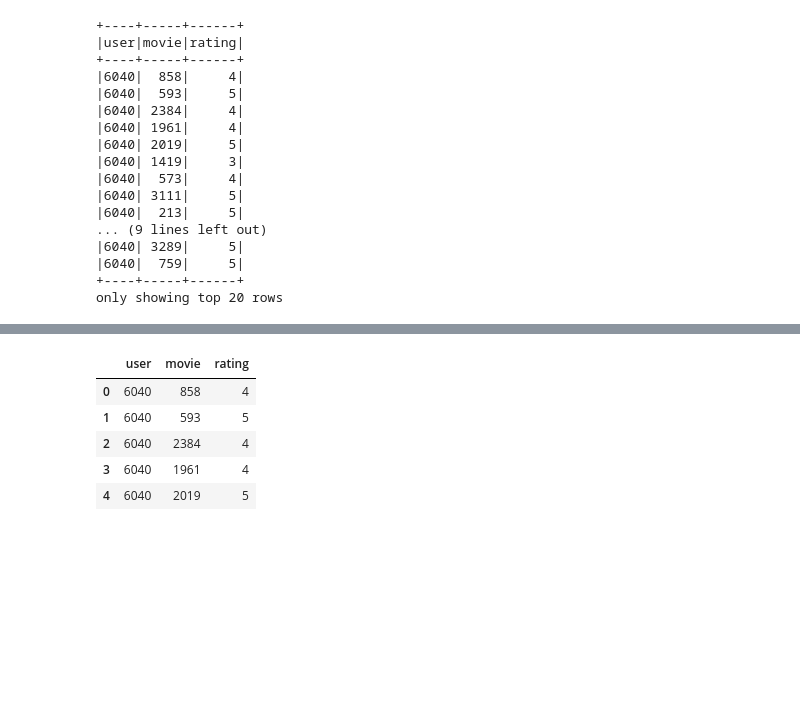
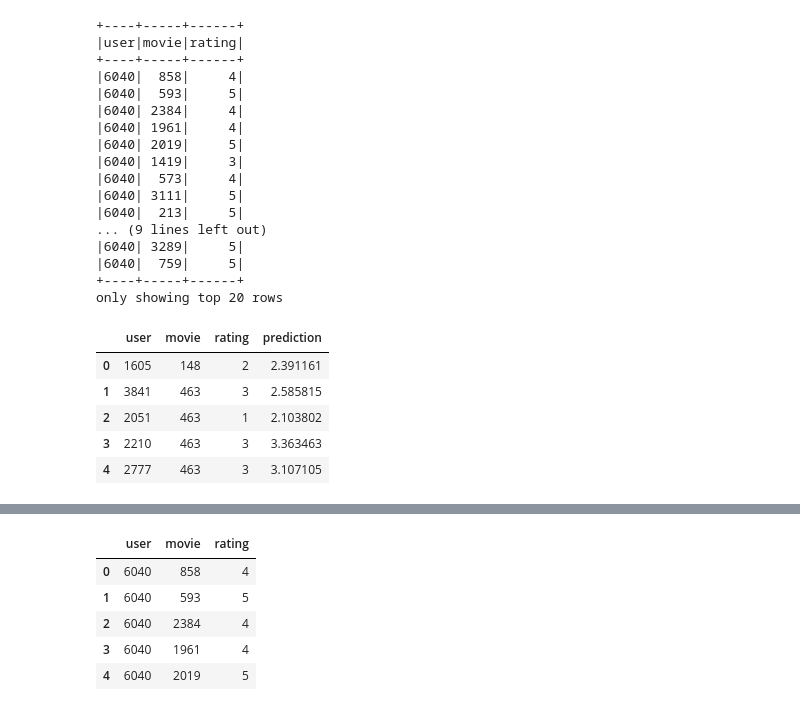
Before and after one commit to Niv-19/iMDb_recommender_system_NMF, a Jupyter notebook: Matrix_factorization.ipynb, the cells around one changed output, grey strips where cells are left out. Cells and saved outputs as stored; diff of their text form; code cells hidden in the pictures; blank space fills up the shorter version.

```diff
--- a/Matrix_factorization.ipynb
+++ b/Matrix_factorization.ipynb
@@ -89,0 +82,9 @@ als= ALS(itemCol='movie',userCol='user',ratingCol='rating',nonnegative=True,cold
+# %%
+pred_als.head()
+# %% [output]
+|  | user | movie | rating | prediction |
+| 0 | 1605 | 148 | 2 | 2.391161 |
+| 1 | 3841 | 463 | 3 | 2.585815 |
+| 2 | 2051 | 463 | 1 | 2.103802 |
+| 3 | 2210 | 463 | 3 | 3.363463 |
+| 4 | 2777 | 463 | 3 | 3.107105 |
```
Also changed, not shown: parts of 45 cells of this notebook, 2 other files.
